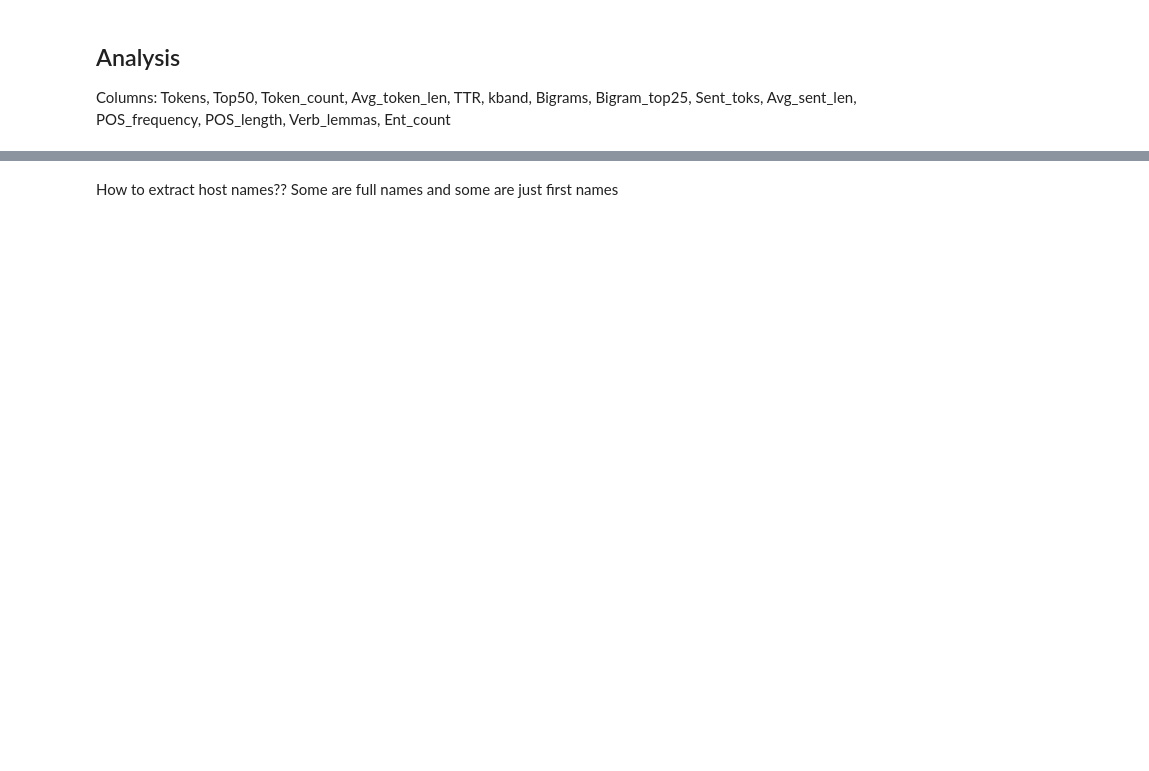
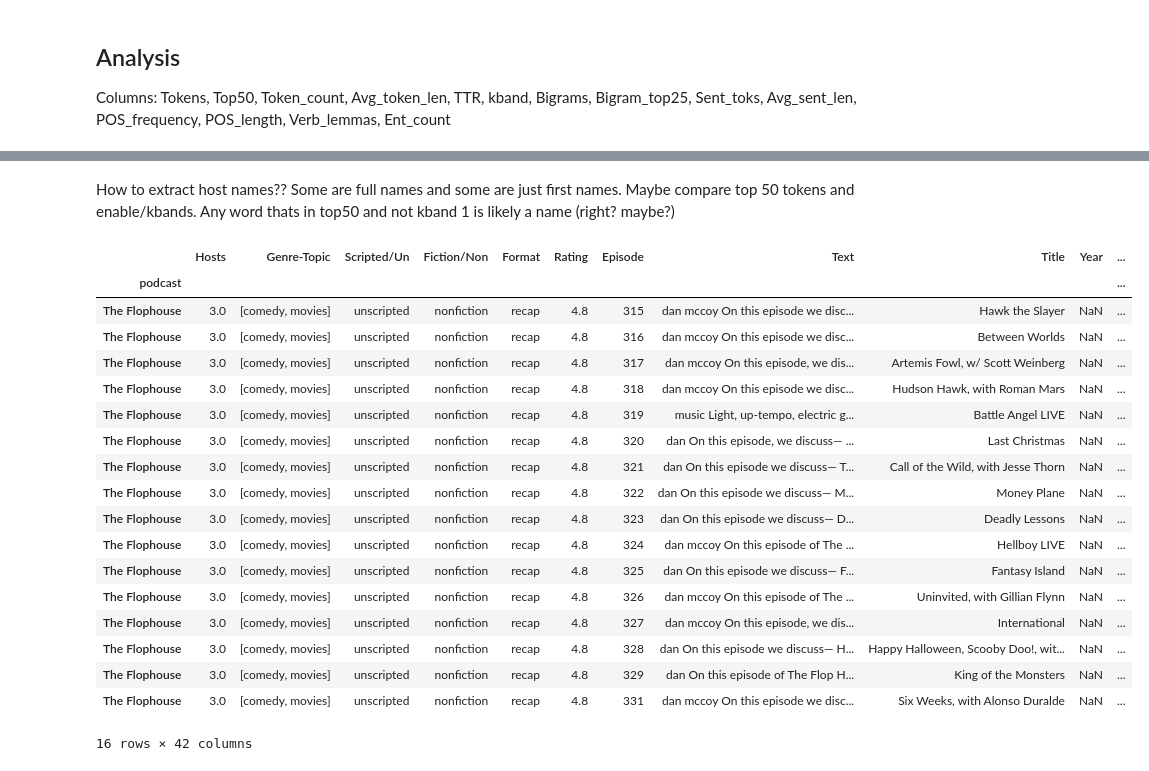
Before and after one commit to Data-Science-for-Linguists-2021/Linguistic-Styles-of-Podcasts, a Jupyter notebook: data.ipynb, the cells around one changed output, grey strips where cells are left out. Drawn from its saved outputs; the diff is of its cells as text; code cells hidden in the pictures; blank space fills up the shorter version.

```diff
--- a/data.ipynb
+++ b/data.ipynb
@@ -240,0 +499,8 @@ data['Avg_adv_len'] = data.POS_length.map(lambda d: d['ADV'])
+# %%
+podcast_df['i_count'] = podcast_df.Pron_counts.map(lambda d: d['i'])
+podcast_df['you_count'] = podcast_df.Pron_counts.map(lambda d: d['you'])
+podcast_df['she_count'] = podcast_df.Pron_counts.map(lambda d: d['she'])
+podcast_df['he_count'] = podcast_df.Pron_counts.map(lambda d: d['he'])
+podcast_df['it_count'] = podcast_df.Pron_counts.map(lambda d: d['it'])
+podcast_df['they_count'] = podcast_df.Pron_counts.map(lambda d: d['they'])
+podcast_df['we_count'] = podcast_df.Pron_counts.map(lambda d: d['we'])
@@ -271,5 +610,7 @@ data
+# %%
+podcast_df['verb_lemmas'] = podcast_df.POS.map(verb_lemmas)
 # %%
-data['Sent_toks'] = data.Text.map(nltk.sent_tokenize)
+podcast_df['Sent_toks'] = podcast_df.Text.map(nltk.sent_tokenize)
 # %%
 # minor alteration to unit_len
 def sent_len(doc):
@@ -282,6 +641,26 @@ def sent_len(doc):
 # %%
-data['Sent_length'] = data.Sent_toks.map(sent_len)
+podcast_df['Sent_length'] = podcast_df.Sent_toks.map(sent_len)
 # %% [markdown]
-How to extract host names??  Some are full names and some are just first names
+How to extract host names??  Some are full names and some are just first names.  Maybe compare top 50 tokens and enable/kbands.  Any word thats in top50 and not kband 1 is likely a name (right?  maybe?)
 # %%
-data.loc['The Flophouse']
+podcast_df.loc['The Flophouse']
+# %% [output]
+|  | Hosts | Genre-Topic | Scripted/Un | Fiction/Non | Format | Rating | Episode | Text | Title | Year | ... |
+| podcast |  |  |  |  |  |  |  |  |  |  | ... |
+| The Flophouse | 3.0 | [comedy, movies] | unscripted | nonfiction | recap | 4.8 | 315 | dan mccoy On this episode we disc... | Hawk the Slayer | NaN | ... |
+| The Flophouse | 3.0 | [comedy, movies] | unscripted | nonfiction | recap | 4.8 | 316 | dan mccoy On this episode we disc... | Between Worlds | NaN | ... |
+| The Flophouse | 3.0 | [comedy, movies] | unscripted | nonfiction | recap | 4.8 | 317 | dan mccoy On this episode, we dis... | Artemis Fowl, w/ Scott Weinberg | NaN | ... |
+| The Flophouse | 3.0 | [comedy, movies] | unscripted | nonfiction | recap | 4.8 | 318 | dan mccoy On this episode we disc... | Hudson Hawk, with Roman Mars | NaN | ... |
+| The Flophouse | 3.0 | [comedy, movies] | unscripted | nonfiction | recap | 4.8 | 319 | music Light, up-tempo, electric g... | Battle Angel LIVE | NaN | ... |
+| The Flophouse | 3.0 | [comedy, movies] | unscripted | nonfiction | recap | 4.8 | 320 | dan On this episode, we discuss— ... | Last Christmas | NaN | ... |
+| The Flophouse | 3.0 | [comedy, movies] | unscripted | nonfiction | recap | 4.8 | 321 | dan On this episode we discuss— T... | Call of the Wild, with Jesse Thorn | NaN | ... |
+| The Flophouse | 3.0 | [comedy, movies] | unscripted | nonfiction | recap | 4.8 | 322 | dan On this episode we discuss— M... | Money Plane | NaN | ... |
+| The Flophouse | 3.0 | [comedy, movies] | unscripted | nonfiction | recap | 4.8 | 323 | dan On this episode we discuss— D... | Deadly Lessons | NaN | ... |
+| The Flophouse | 3.0 | [comedy, movies] | unscripted | nonfiction | recap | 4.8 | 324 | dan mccoy On this episode of The ... | Hellboy LIVE | NaN | ... |
+| The Flophouse | 3.0 | [comedy, movies] | unscripted | nonfiction | recap | 4.8 | 325 | dan On this episode we discuss— F... | Fantasy Island | NaN | ... |
+| The Flophouse | 3.0 | [comedy, movies] | unscripted | nonfiction | recap | 4.8 | 326 | dan mccoy On this episode of The ... | Uninvited, with Gillian Flynn | NaN | ... |
+| The Flophouse | 3.0 | [comedy, movies] | unscripted | nonfiction | recap | 4.8 | 327 | dan mccoy On this episode, we dis... | International | NaN | ... |
+| The Flophouse | 3.0 | [comedy, movies] | unscripted | nonfiction | recap | 4.8 | 328 | dan On this episode we discuss— H... | Happy Halloween, Scooby Doo!, wit... | NaN | ... |
+| The Flophouse | 3.0 | [comedy, movies] | unscripted | nonfiction | recap | 4.8 | 329 | dan On this episode of The Flop H... | King of the Monsters | NaN | ... |
+| The Flophouse | 3.0 | [comedy, movies] | unscripted | nonfiction | recap | 4.8 | 331 | dan mccoy On this episode we disc... | Six Weeks, with Alonso Duralde | NaN | ... |
+16 rows × 42 columns
```
Also changed, not shown: parts of 52 cells of this notebook, 2 other files.
